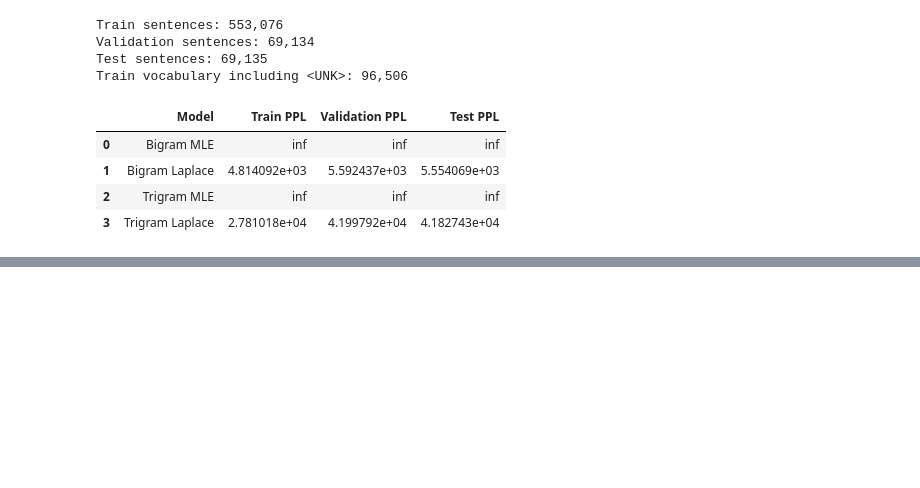
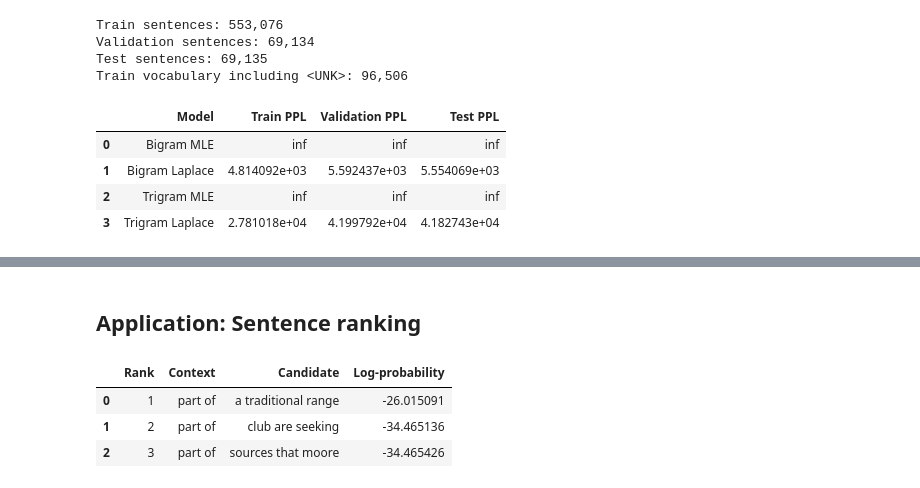
Before and after one commit to Tralaiday/NLP, a Jupyter notebook: Lab2/src/experiments.ipynb, the cells around one changed output, grey strips where cells are left out. Drawn from its saved outputs; the diff is of its cells as text; code cells hidden in the pictures; blank space fills up the shorter version.

```diff
--- a/Lab2/src/experiments.ipynb
+++ b/Lab2/src/experiments.ipynb
@@ -325,0 +371,56 @@ display(
+# %% [markdown]
+## Application: Sentence ranking
+# %%
+def continuation_log_probability(model, context, continuation):
+    history = list(context)
+    total_log_probability = 0.0
+    for word in continuation:
+        probability = model.probability(history, word)
+        if probability == 0:
+            return float('-inf')
+        total_log_probability += math.log(probability)
+        history.append(word)
+    return total_log_probability
+
+ranking_context = None
+ranking_candidates = []
+for sentence in test_processed:
+    if len(sentence) >= 5:
+        ranking_context = sentence[:2]
+        ranking_candidates.append(sentence[2:5])
+        break
+for sentence in test_processed:
+    if ranking_context is not None and len(sentence) >= 5:
+        candidate = sentence[2:5]
+        if candidate not in ranking_candidates:
+            ranking_candidates.append(candidate)
+        if len(ranking_candidates) == 3:
+            break
+
+ranking_rows = []
+if ranking_context is not None and len(ranking_candidates) == 3:
+    for candidate in ranking_candidates:
+        ranking_rows.append({
+            'Context': ' '.join(ranking_context),
+            'Candidate': ' '.join(candidate),
+            'Log-probability': continuation_log_probability(
+                prediction_model, ranking_context, candidate
+            ),
+        })
+    sentence_ranking_results = pd.DataFrame(ranking_rows).sort_values(
+        'Log-probability', ascending=False
+    ).reset_index(drop=True)
+    sentence_ranking_results.insert(
+        0, 'Rank', range(1, len(sentence_ranking_results) + 1)
+    )
+else:
+    sentence_ranking_results = pd.DataFrame(
+        columns=['Rank', 'Context', 'Candidate', 'Log-probability']
+    )
+
+sentence_ranking_results
+# %% [output]
+|  | Rank | Context | Candidate | Log-probability |
+| 0 | 1 | part of | a traditional range | -26.015091 |
+| 1 | 2 | part of | club are seeking | -34.465136 |
+| 2 | 3 | part of | sources that moore | -34.465426 |
```
Also changed, not shown: parts of 19 cells of this notebook, 1 other file.
